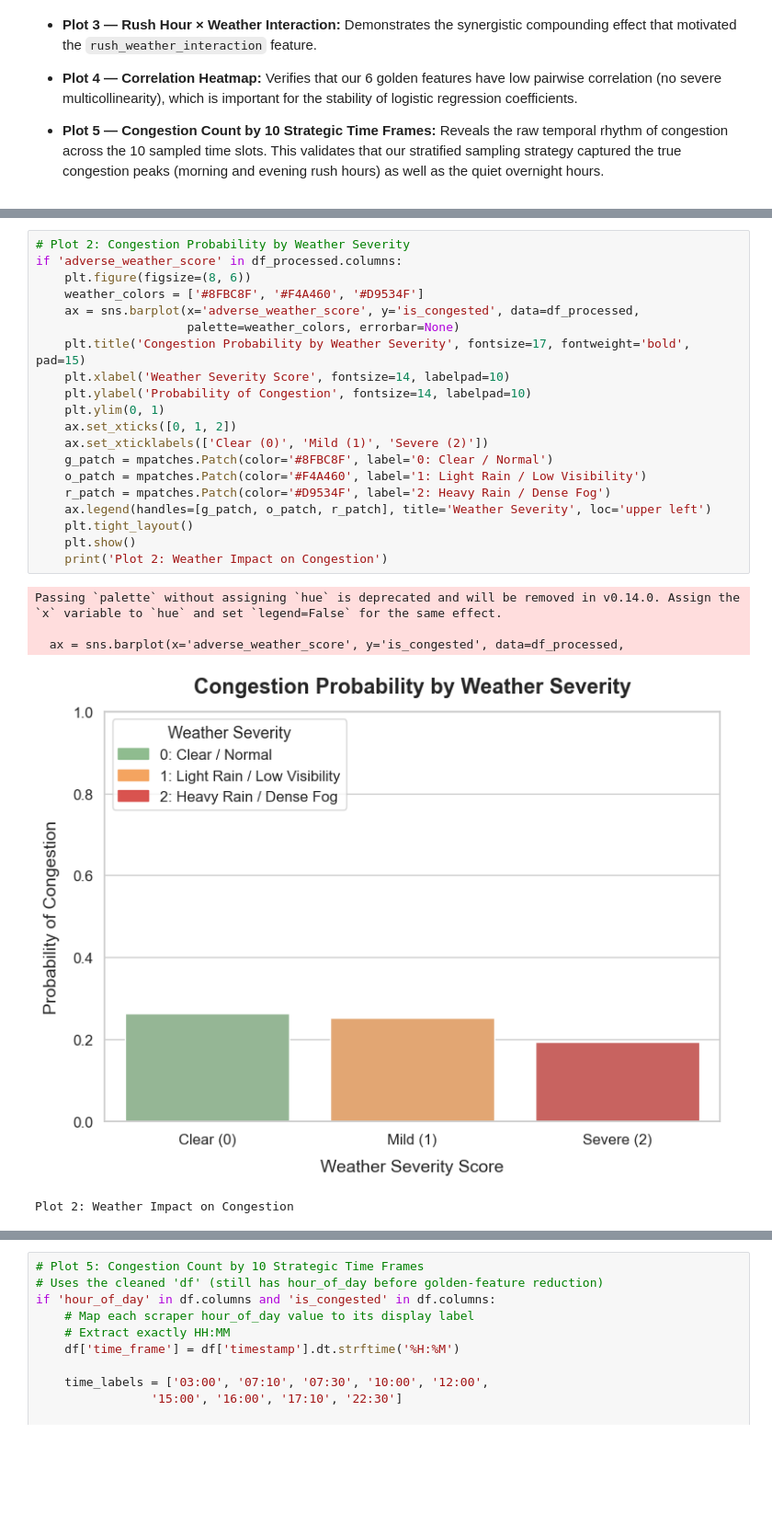
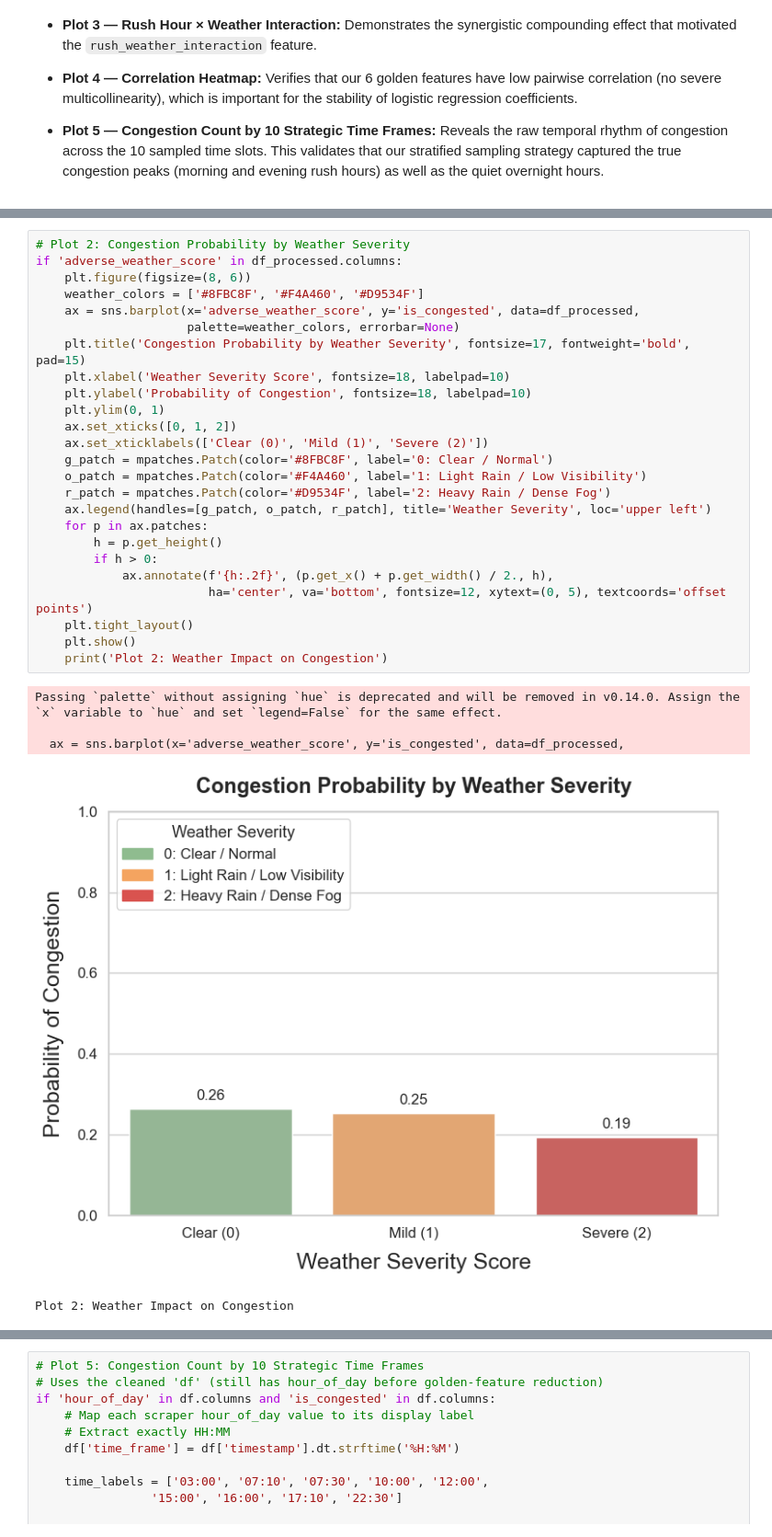
Before and after one commit to EnTeeKiu/FinalDataScience, a Jupyter notebook: Code/Task 1/Data_Processing_And_Preparation.ipynb, the cells around one changed output, grey strips where cells are left out. Shown at 92% size. Saved outputs shown, nothing was run; the diff lists cells and outputs as text; blank space fills up the shorter version.

```diff
--- a/Code/Task 1/Data_Processing_And_Preparation.ipynb
+++ b/Code/Task 1/Data_Processing_And_Preparation.ipynb
@@ -251,28 +253,33 @@ Plot 1: Target Distribution
 # %%
 # Plot 2: Congestion Probability by Weather Severity
 if 'adverse_weather_score' in df_processed.columns:
     plt.figure(figsize=(8, 6))
     weather_colors = ['#8FBC8F', '#F4A460', '#D9534F']
     ax = sns.barplot(x='adverse_weather_score', y='is_congested', data=df_processed,
                      palette=weather_colors, errorbar=None)
     plt.title('Congestion Probability by Weather Severity', fontsize=17, fontweight='bold', pad=15)
-    plt.xlabel('Weather Severity Score', fontsize=14, labelpad=10)
-    plt.ylabel('Probability of Congestion', fontsize=14, labelpad=10)
+    plt.xlabel('Weather Severity Score', fontsize=18, labelpad=10)
+    plt.ylabel('Probability of Congestion', fontsize=18, labelpad=10)
     plt.ylim(0, 1)
     ax.set_xticks([0, 1, 2])
     ax.set_xticklabels(['Clear (0)', 'Mild (1)', 'Severe (2)'])
     g_patch = mpatches.Patch(color='#8FBC8F', label='0: Clear / Normal')
     o_patch = mpatches.Patch(color='#F4A460', label='1: Light Rain / Low Visibility')
     r_patch = mpatches.Patch(color='#D9534F', label='2: Heavy Rain / Dense Fog')
     ax.legend(handles=[g_patch, o_patch, r_patch], title='Weather Severity', loc='upper left')
+    for p in ax.patches:
+        h = p.get_height()
+        if h > 0:
+            ax.annotate(f'{h:.2f}', (p.get_x() + p.get_width() / 2., h),
+                        ha='center', va='bottom', fontsize=12, xytext=(0, 5), textcoords='offset points')
     plt.tight_layout()
     plt.show()
     print('Plot 2: Weather Impact on Congestion')
 # %% [output]
 Passing `palette` without assigning `hue` is deprecated and will be removed in v0.14.0. Assign the `x` variable to `hue` and set `legend=False` for the same effect.
 
   ax = sns.barplot(x='adverse_weather_score', y='is_congested', data=df_processed,
-[figure, old version]
+[figure, new version]
 Plot 2: Weather Impact on Congestion
 # %%
 # Plot 3: Interaction Effect — Rush Hour × Weather
```
Also changed, not shown: parts of 7 cells of this notebook, 2 other files.
